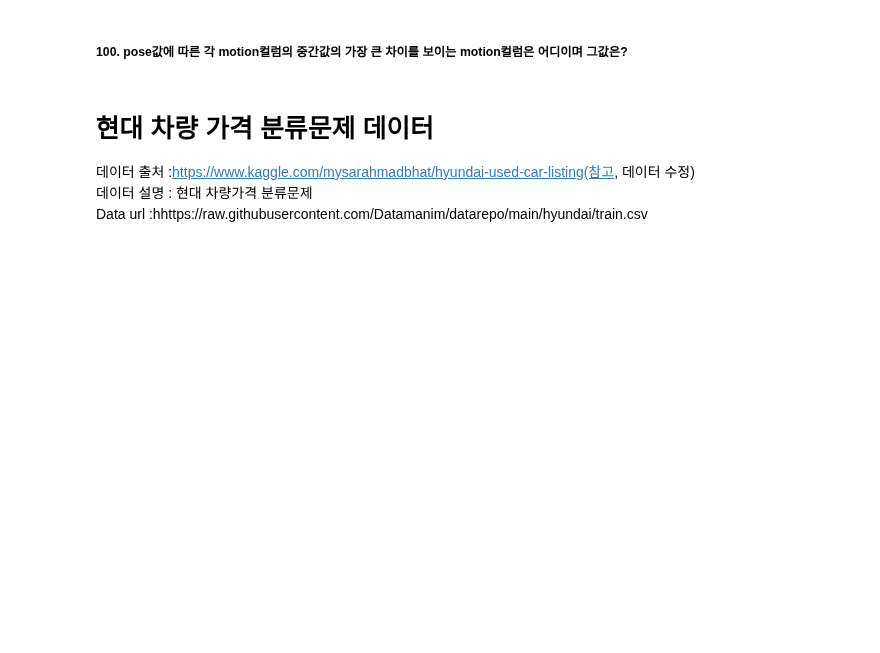
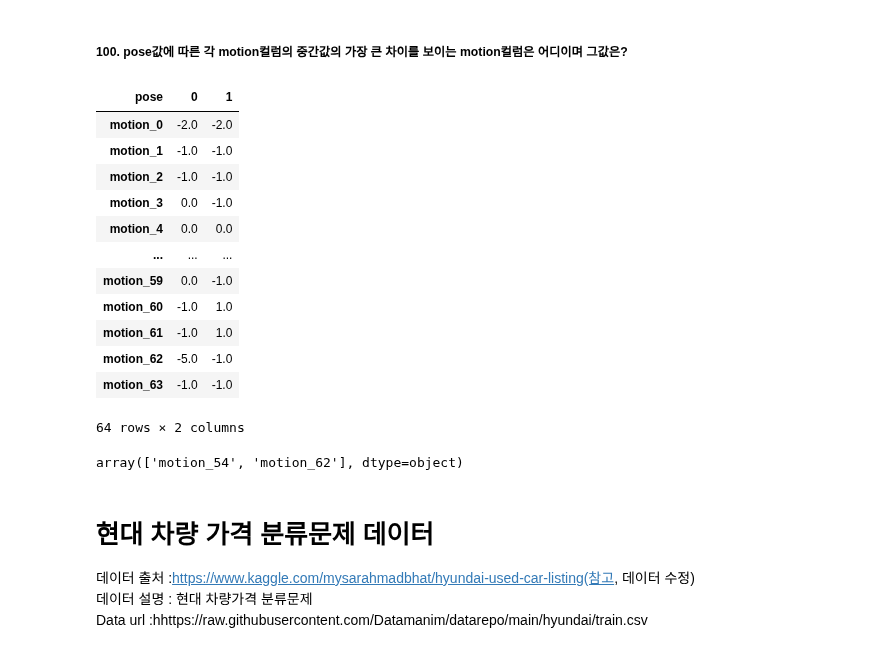
Before and after one commit to cms6090/Big-Data-Analysis, a Jupyter notebook: type1.ipynb, the cells around one changed output. Saved outputs shown, nothing was run; the diff lists cells and outputs as text; code cells hidden in the pictures; blank space fills up the shorter version.

```diff
--- a/type1.ipynb
+++ b/type1.ipynb
@@ -1377,5 +1596,27 @@ df
 # %% [markdown]
 ##### 100. pose값에 따른 각 motion컬럼의 중간값의 가장 큰 차이를 보이는 motion컬럼은 어디이며 그값은?
+# %%
+t = df.groupby("pose").median().T
+t
+# %% [output]
+| pose | 0 | 1 |
+| motion_0 | -2.0 | -2.0 |
+| motion_1 | -1.0 | -1.0 |
+| motion_2 | -1.0 | -1.0 |
+| motion_3 | 0.0 | -1.0 |
+| motion_4 | 0.0 | 0.0 |
+| ... | ... | ... |
+| motion_59 | 0.0 | -1.0 |
+| motion_60 | -1.0 | 1.0 |
+| motion_61 | -1.0 | 1.0 |
+| motion_62 | -5.0 | -1.0 |
+| motion_63 | -1.0 | -1.0 |
+64 rows × 2 columns
+# %%
+dfs = abs(t[0] - t[1]).sort_values().reset_index()
+dfs[dfs[0] == dfs[0].max()]["index"].values
+# %% [output]
+array(['motion_54', 'motion_62'], dtype=object)
 # %% [markdown]
 # 현대 차량 가격 분류문제 데이터
 데이터 출처 :https://www.kaggle.com/mysarahmadbhat/hyundai-used-car-listing(참고, 데이터 수정)
```
Also changed, not shown: parts of 44 cells of this notebook.
